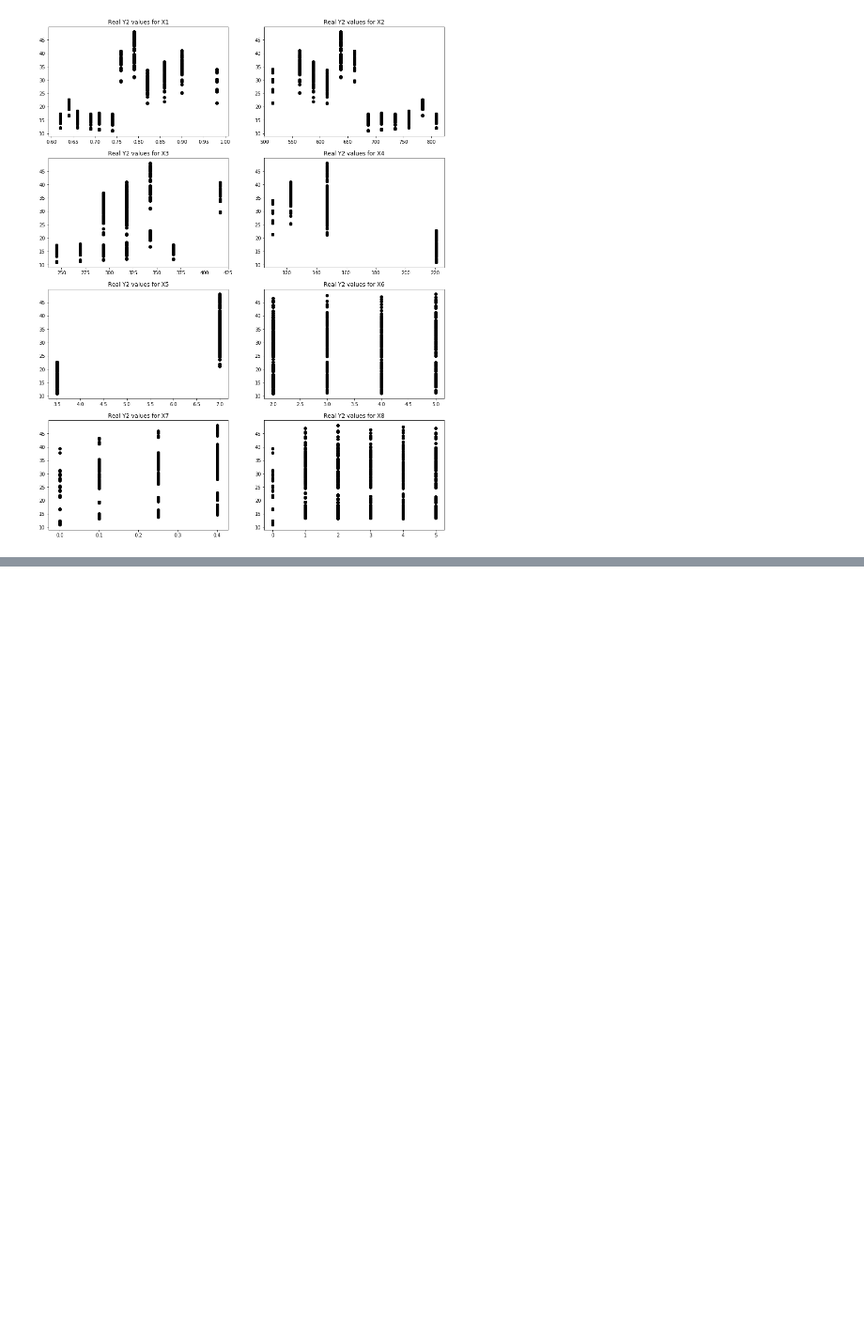
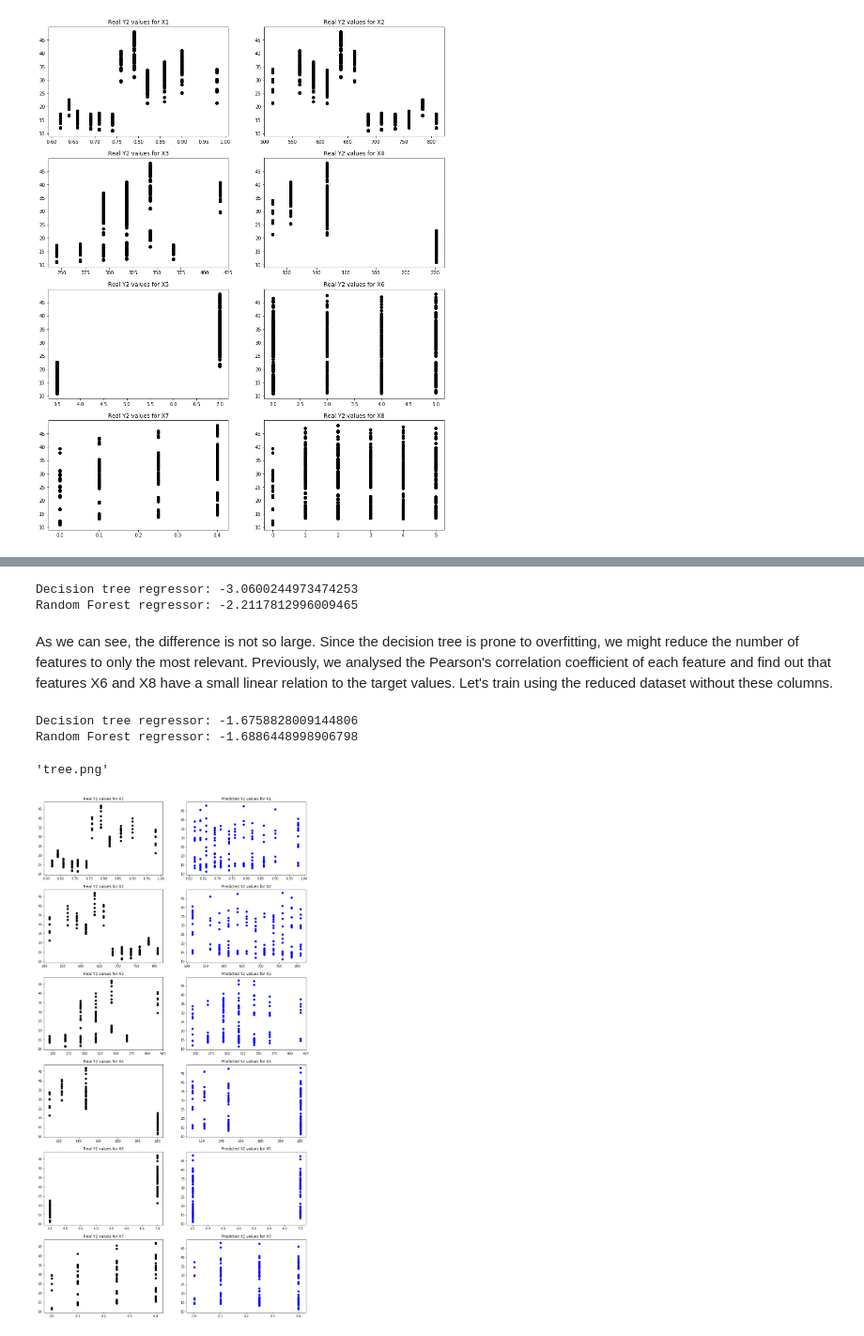
Before and after one commit to SamuelPavlik/CS5014Practical1, a Jupyter notebook: LinearRegression.ipynb, the cells around one changed output, grey strips where cells are left out. Shown at 94% size. Cells and saved outputs as stored; diff of their text form; code cells hidden in the pictures; blank space fills up the shorter version.

```diff
--- a/LinearRegression.ipynb
+++ b/LinearRegression.ipynb
@@ -196,0 +324,42 @@ plotCorr(X_test, y_test, X_test.columns, 1, y_predicts)
+# %%
+dec_tree = tree.DecisionTreeRegressor()
+rand_tree = ensemble.RandomForestRegressor()
+print("Decision tree regressor: " + str(rep_cross_val_score(dec_tree, X_train, y_train, 4,
+                                                            'neg_mean_squared_error', NUM_OF_REPS)))
+print("Random Forest regressor: " + str(rep_cross_val_score(rand_tree, X_train, y_train, 4,
+                                                            'neg_mean_squared_error', NUM_OF_REPS)))
+# %% [output]
+Decision tree regressor: -3.0600244973474253
+Random Forest regressor: -2.2117812996009465
+# %% [markdown]
+As we can see, the difference is not so large. Since the decision tree is prone to overfitting, we might reduce the number of features to only the most relevant. Previously, we analysed the Pearson's correlation coefficient of each feature and find out that features X6 and X8 have a small linear relation to the target values. Let's train using the reduced dataset without these columns.
+# %%
+dec_tree = tree.DecisionTreeRegressor()
+rand_tree = ensemble.RandomForestRegressor()
+print("Decision tree regressor: " + str(rep_cross_val_score(dec_tree, X_red_train, y_red_train, 4,
+                                                            'neg_mean_squared_error', NUM_OF_REPS)))
+print("Random Forest regressor: " + str(rep_cross_val_score(rand_tree, X_red_train, y_red_train, 4,
+                                                            'neg_mean_squared_error', NUM_OF_REPS)))
+# %% [output]
+Decision tree regressor: -1.6758828009144806
+Random Forest regressor: -1.6886448998906798
+# %%
+lin_reg = tree.DecisionTreeRegressor()
+lin_reg.fit(X_red_train, y_red_train)
+y_predicts = lin_reg.predict(X_red_test)
+mean_squared_error(y_red_test, y_predicts)
+# %%
+import graphviz
+dot_data = tree.export_graphviz(lin_reg, out_file=None,
+                     feature_names=X.columns[[0,1,2,3,4,6]],
+                     class_names=X.columns,
+                     filled=True, rounded=True,
+                     special_characters=True)
+graph = graphviz.Source(dot_data)
+graph.render("tree", format='png')
+# %% [output]
+'tree.png'
+# %%
+plotCorr(X_red_test, y_red_test, X_red_test.columns, 1, y_predicts)
+# %% [output]
+[figure, added]
```
Also changed, not shown: parts of 58 cells of this notebook, 1 other file.
